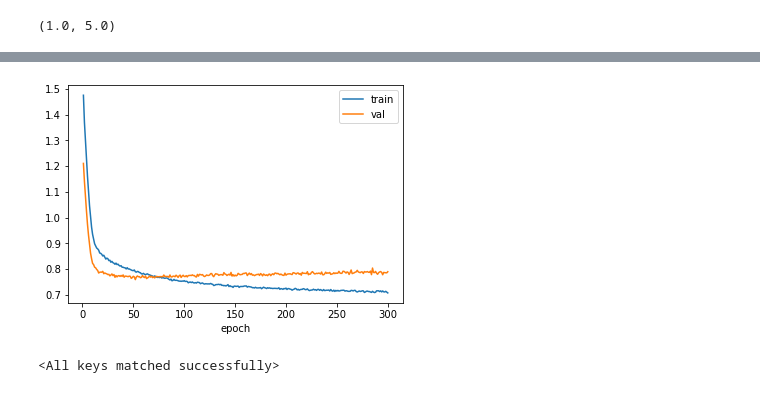
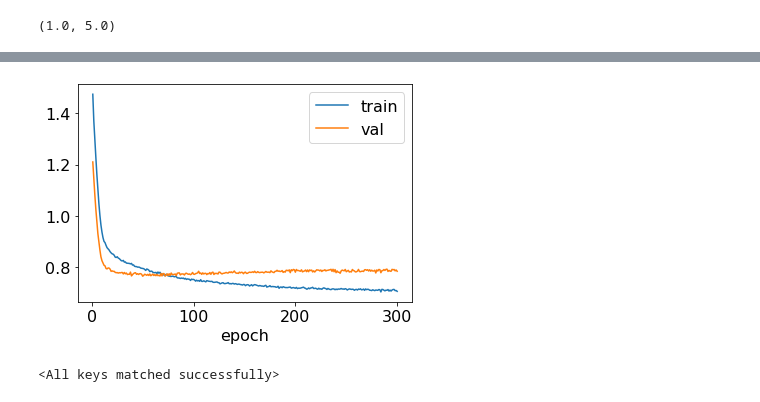
Before and after one commit to tobiasweede/rs-via-gnn, a Jupyter notebook: 01_mln-baselines/movielens/movielens-mln-ml-100k.ipynb, the cells around one changed output, grey strips where cells are left out. Cells and saved outputs as stored; diff of their text form; code cells hidden in the pictures.

```diff
--- a/01_mln-baselines/movielens/movielens-mln-ml-100k.ipynb
+++ b/01_mln-baselines/movielens/movielens-mln-ml-100k.ipynb
@@ -20,6 +20,8 @@ from torch import optim
 from torch.optim.lr_scheduler import _LRScheduler
 
 import time
+
+figure_path = '/home/weiss/git/thesis/doc/figures/'
 # %%
 def set_random_seed(state=1):
     gens = (np.random.seed, torch.manual_seed, torch.cuda.manual_seed)
@@ -352,7 +354,14 @@ loss improvement on epoch: 6
-# %%
-ax = pd.DataFrame(history).drop(columns='total').plot(x='epoch')
-# %% [output]
-[figure, removed]
+# %%
+plt.rcParams['font.size'] = 16
+plt.rcParams['axes.labelsize'] = 16
+plt.rcParams['xtick.labelsize'] = 16
+plt.rcParams['ytick.labelsize'] = 16
+plt.rcParams['legend.fontsize'] = 16
+ax = pd.DataFrame(history).drop(columns='total').plot(x='epoch')
+
+plt.savefig(figure_path + '/ml-100k-medium-loss.png', dpi=300, bbox_inches='tight')
+# %% [output]
+[figure, added]
 # %%
 # Plot decreasing learning rate
 
```
Also changed, not shown: parts of 16 cells of this notebook, 6 other files.
